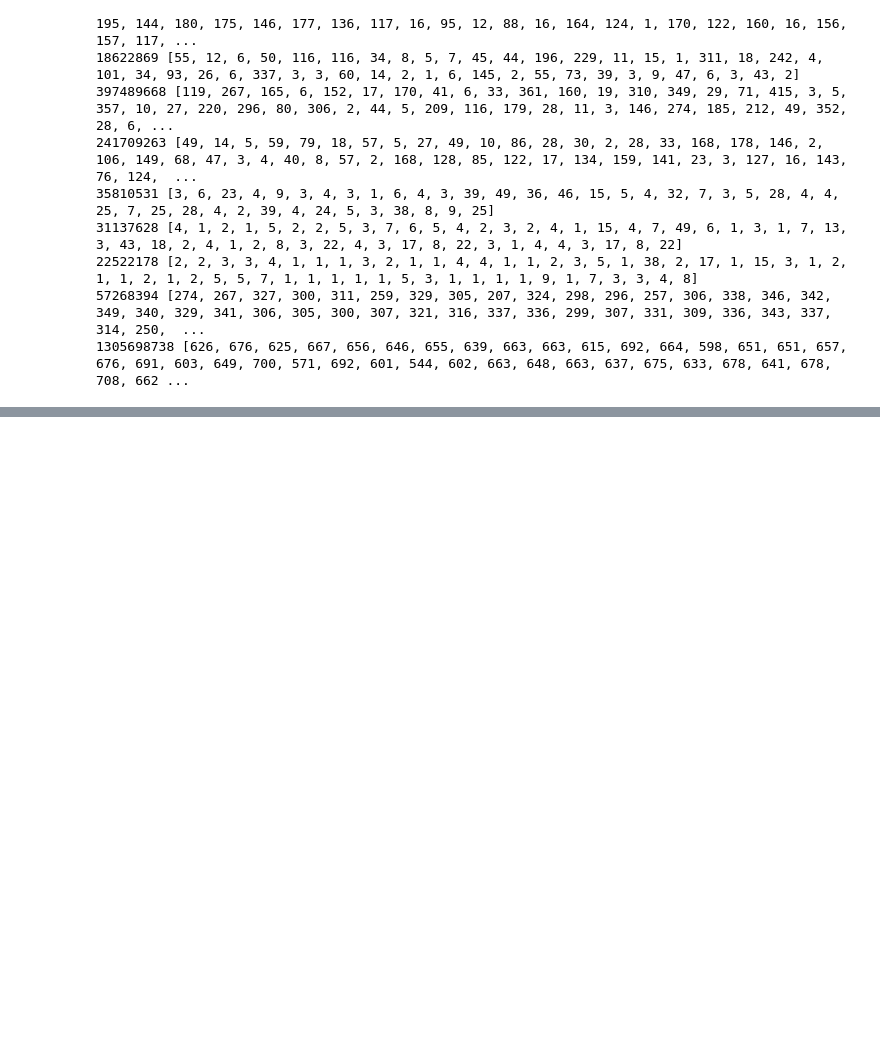
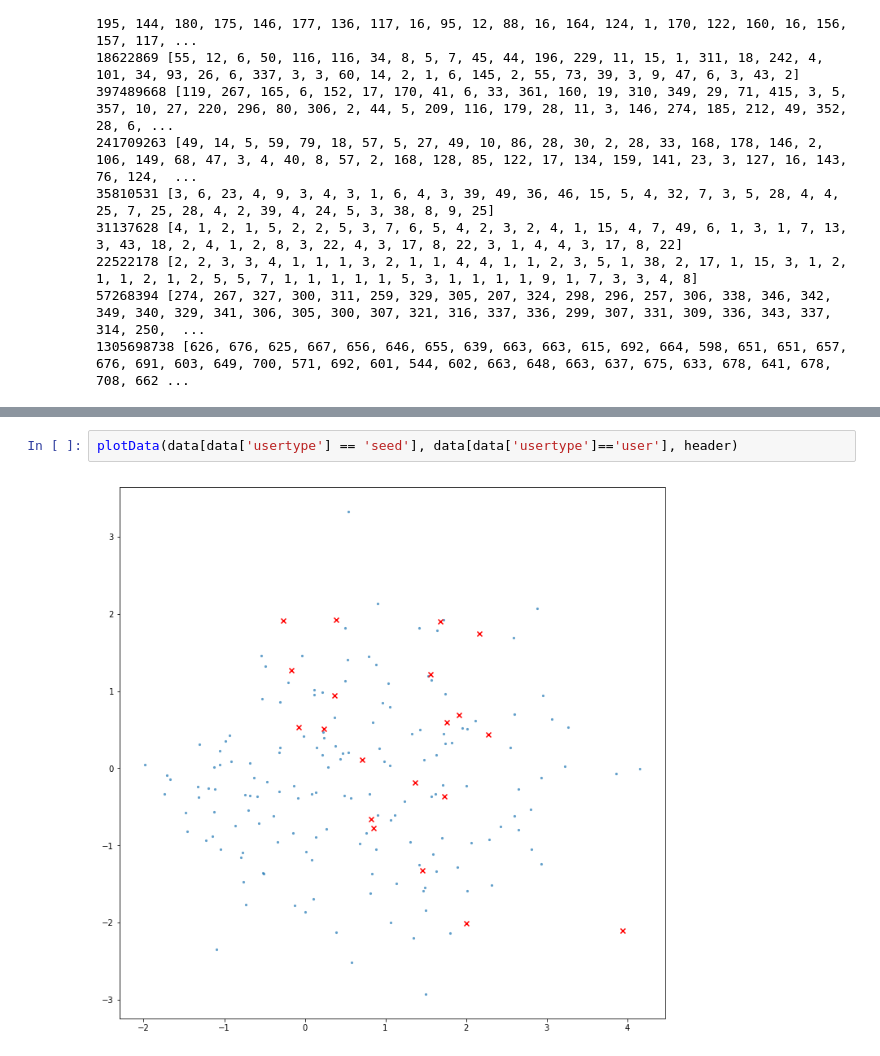
Before and after one commit to DataSciencePolimi/NetSKE, a Jupyter notebook: graphs/Finance Domain - Parallel Test.ipynb, the cells around one changed output, grey strips where cells are left out. Saved outputs shown, nothing was run; the diff lists cells and outputs as text; blank space fills up the shorter version.

```diff
--- a/graphs/Finance Domain - Parallel Test.ipynb
+++ b/graphs/Finance Domain - Parallel Test.ipynb
@@ -431,0 +487,4 @@ for f in fingerprints:
+# %%
+plotData(data[data['usertype'] == 'seed'], data[data['usertype']=='user'], header)
+# %% [output]
+[figure, added]
```
Also changed, not shown: parts of 14 cells of this notebook, 28 other files.
